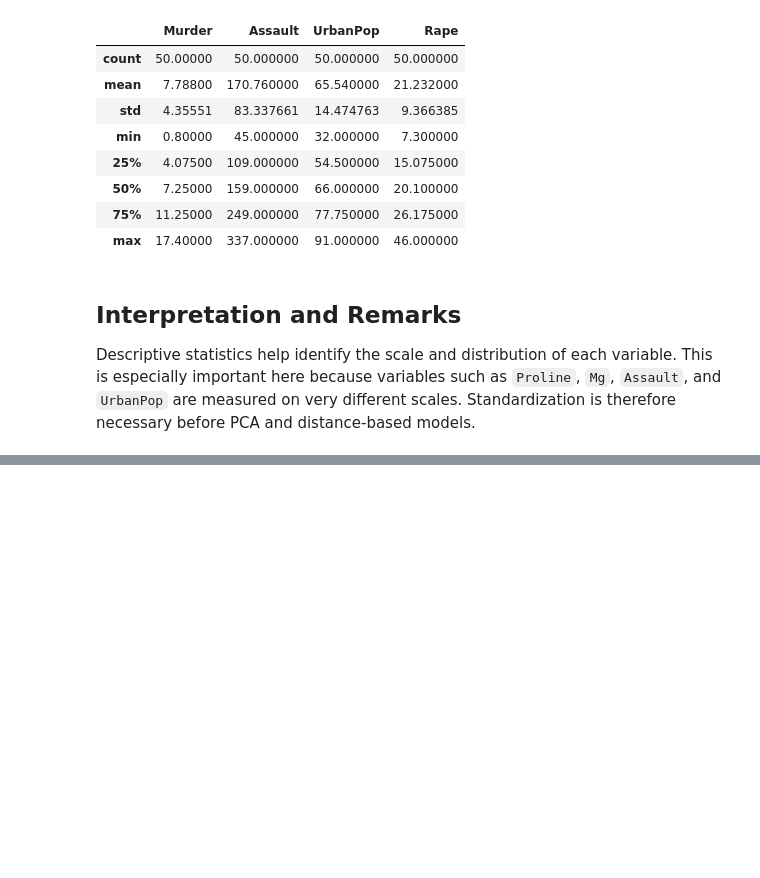
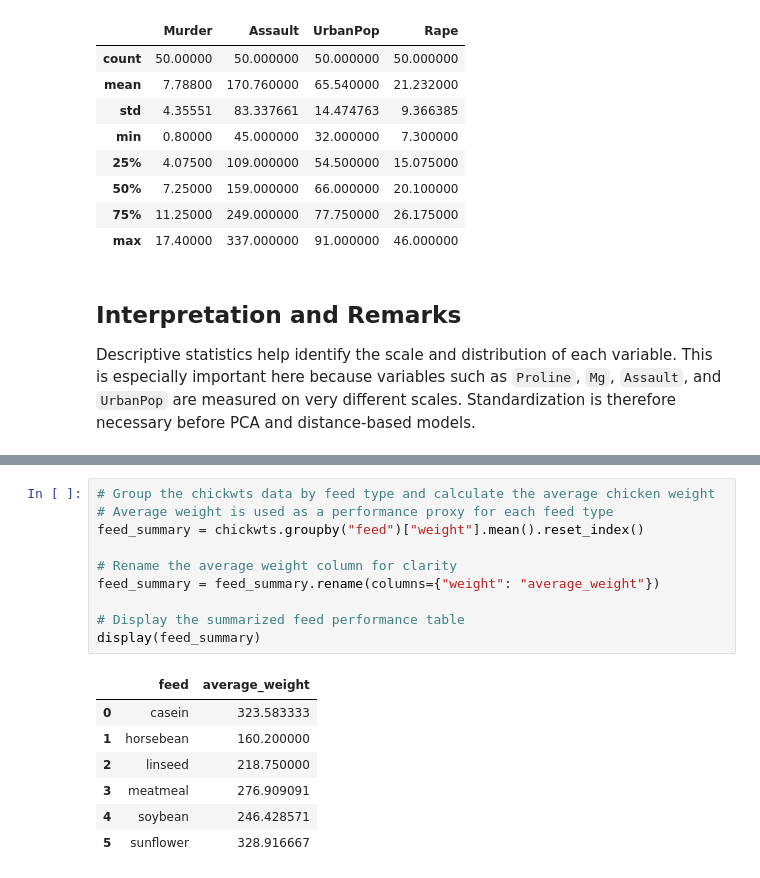
Before and after one commit to gmkinuthia/datavine-analytics-summative-lab_G9, a Jupyter notebook: DataVine_Summative_Lab_Assignment_G9.ipynb, the cells around one changed output, grey strips where cells are left out. Saved outputs shown, nothing was run; the diff lists cells and outputs as text; blank space fills up the shorter version.

```diff
--- a/DataVine_Summative_Lab_Assignment_G9.ipynb
+++ b/DataVine_Summative_Lab_Assignment_G9.ipynb
@@ -289,0 +458,18 @@ Descriptive statistics help identify the scale and distribution of each variable
+# %%
+# Group the chickwts data by feed type and calculate the average chicken weight
+# Average weight is used as a performance proxy for each feed type
+feed_summary = chickwts.groupby("feed")["weight"].mean().reset_index()
+
+# Rename the average weight column for clarity
+feed_summary = feed_summary.rename(columns={"weight": "average_weight"})
+
+# Display the summarized feed performance table
+display(feed_summary)
+# %% [output]
+|  | feed | average_weight |
+| 0 | casein | 323.583333 |
+| 1 | horsebean | 160.200000 |
+| 2 | linseed | 218.750000 |
+| 3 | meatmeal | 276.909091 |
+| 4 | soybean | 246.428571 |
+| 5 | sunflower | 328.916667 |
```
Also changed, not shown: parts of 12 cells of this notebook.
